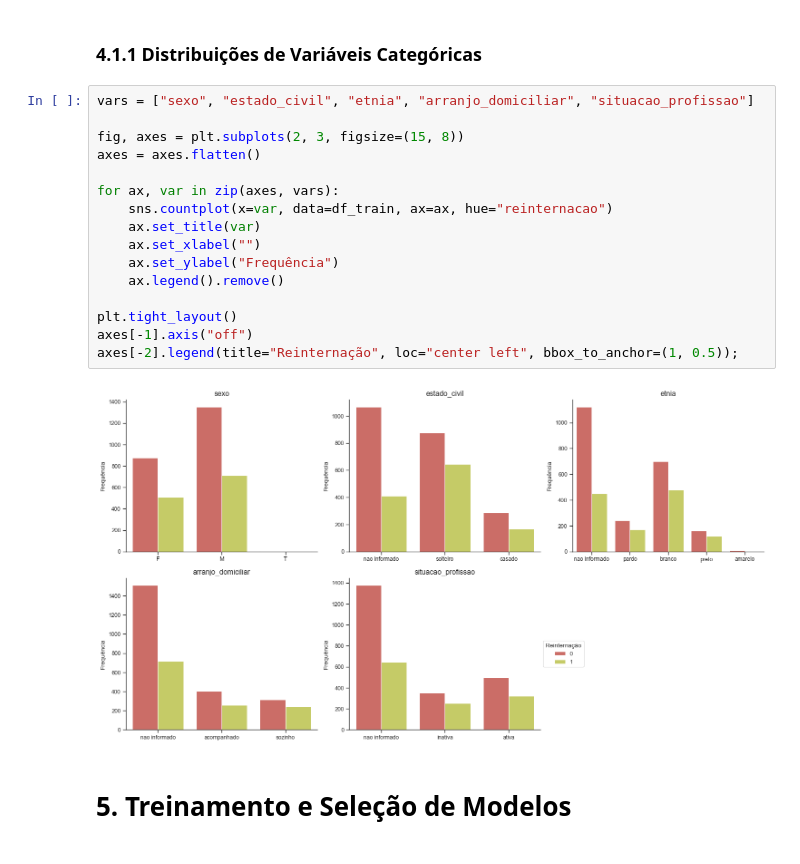
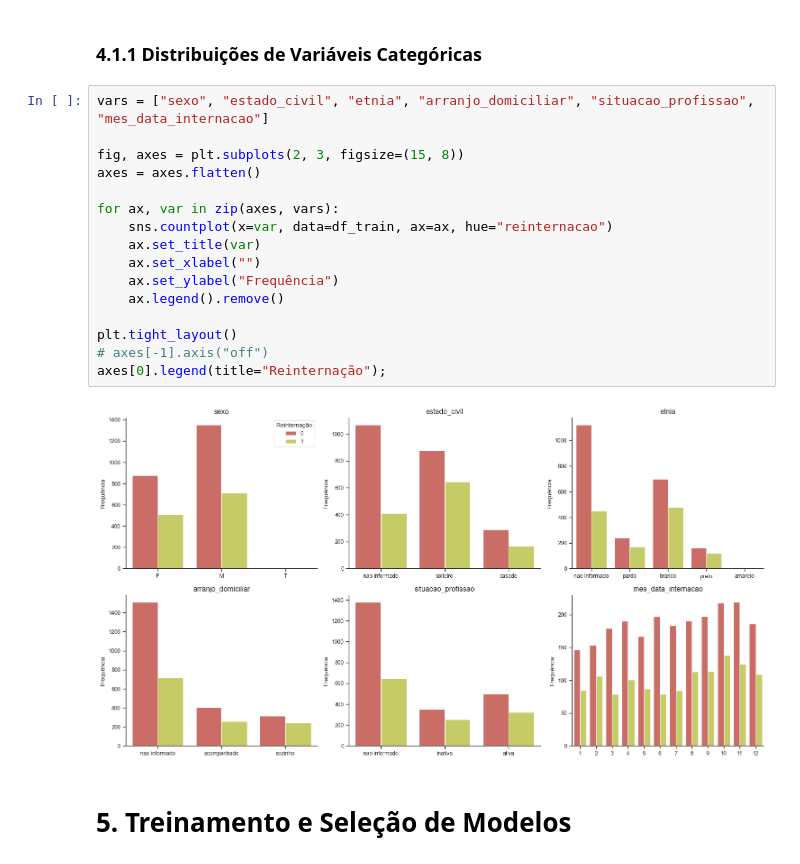
Before and after one commit to matheusnice/tcc-mba-cd-2023, a Jupyter notebook: notebooks/02-tcc-model-selection.ipynb, the cells around one changed output. Saved outputs shown, nothing was run; the diff lists cells and outputs as text.

```diff
--- a/notebooks/02-tcc-model-selection.ipynb
+++ b/notebooks/02-tcc-model-selection.ipynb
@@ -81,23 +81,23 @@ df_test = X_test.merge(y_test, left_index=True, right_index=True)
 # %% [markdown]
 ### 4.1.1 Distribuições de Variáveis Categóricas
 # %%
-vars = ["sexo", "estado_civil", "etnia", "arranjo_domiciliar", "situacao_profissao"]
+vars = ["sexo", "estado_civil", "etnia", "arranjo_domiciliar", "situacao_profissao", "mes_data_internacao"]
 
 fig, axes = plt.subplots(2, 3, figsize=(15, 8))
 axes = axes.flatten()
 
 for ax, var in zip(axes, vars):
     sns.countplot(x=var, data=df_train, ax=ax, hue="reinternacao")
     ax.set_title(var)
     ax.set_xlabel("")
     ax.set_ylabel("Frequência")
     ax.legend().remove()
 
 plt.tight_layout()
-axes[-1].axis("off")
-axes[-2].legend(title="Reinternação", loc="center left", bbox_to_anchor=(1, 0.5));
+# axes[-1].axis("off")
+axes[0].legend(title="Reinternação");
 # %% [output]
-[figure, old version]
+[figure, new version]
 # %% [markdown]
 # 5. Treinamento e Seleção de Modelos
 # %% [markdown]
```
Also changed, not shown: parts of 9 cells of this notebook, 18 other files.
